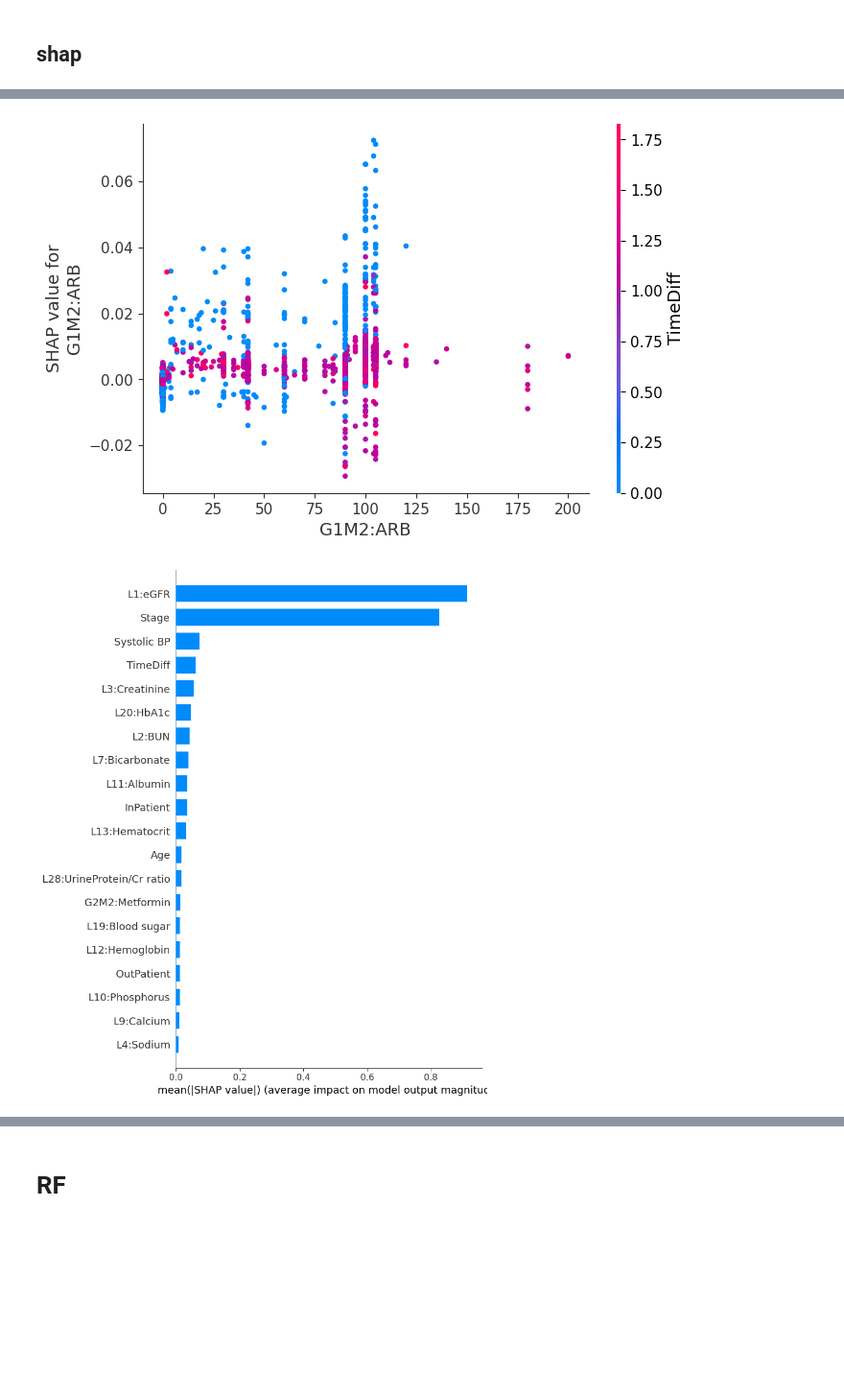
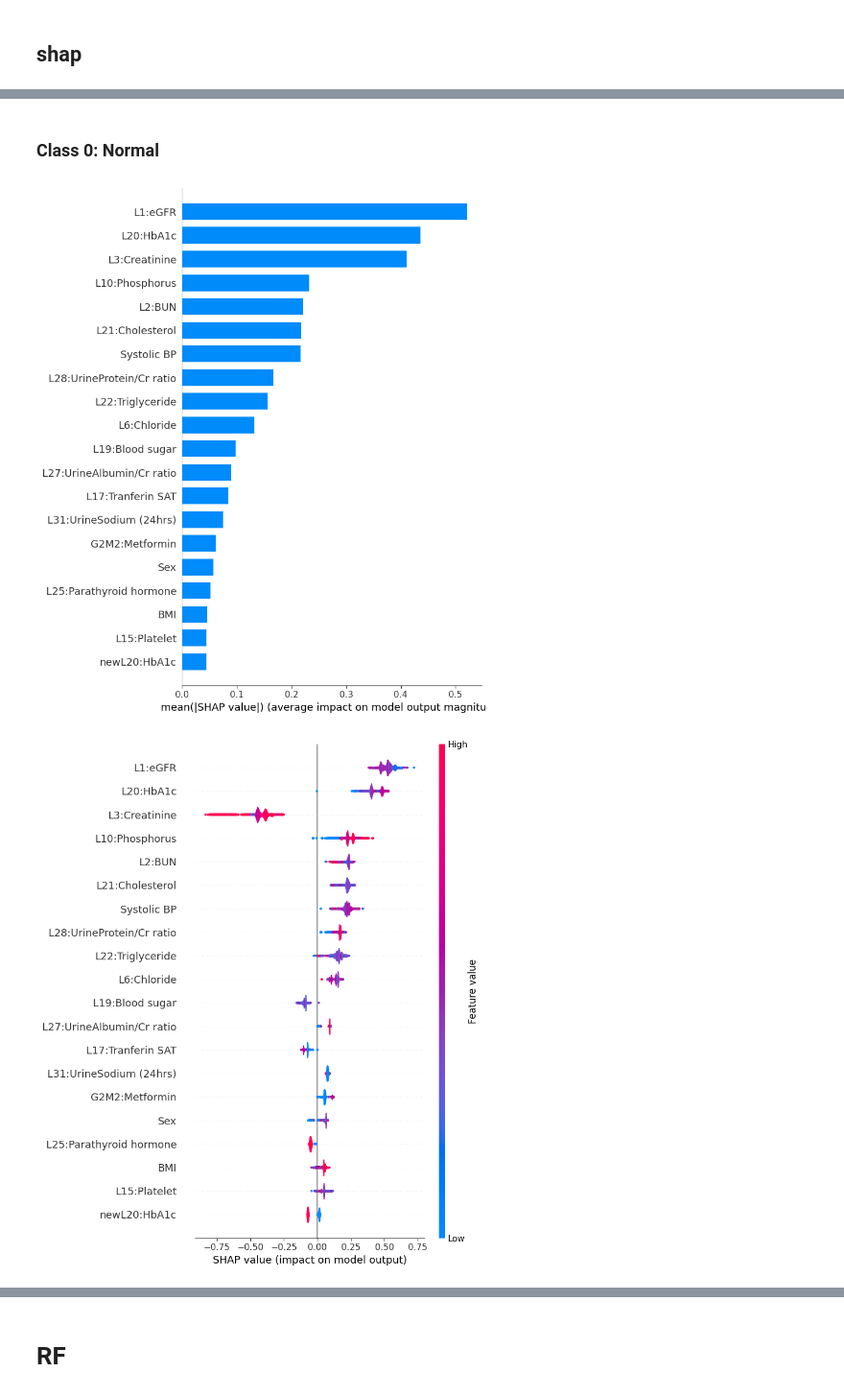
Before and after one commit to nxxk23/PROJECT, a Jupyter notebook: Model/ClassificationModel.ipynb, the cells around one changed output, grey strips where cells are left out. Shown at 96% size. Saved outputs shown, nothing was run; the diff lists cells and outputs as text; code cells hidden in the pictures; blank space fills up the shorter version.

Commit message:
ยังทำ overlap shap ไม่ได้

```diff
--- a/Model/ClassificationModel.ipynb
+++ b/Model/ClassificationModel.ipynb
@@ -128,7 +128,7 @@ bi3_y = bi3['Group']
 num_folds = 5
 kf = KFold(n_splits=num_folds, shuffle=True, random_state=None)
 X = bi3.drop(['PatientUID', 'PatientVisitUID', 'eGFR_t1', 'time_t1', 'StartDTTM', 'EndDttm',
-                'LabCwhen', 'LabLocation', 'Fold', 'Slopes','Group'], axis=1)
+                'LabCwhen', 'LabLocation', 'Fold', 'Slopes','Group','Stage'], axis=1)
 y = bi3['Group']
 all_folds = bi3['Fold'].unique()
 X_train_scaled_list_bi3 = []
@@ -183,7 +183,7 @@ Folds in test set: [2]
 from xgboost import XGBClassifier
 # %%
 binary3_X = bi3.drop(['Group', 'PatientUID', 'PatientVisitUID', 'eGFR_t1', 'time_t1', 'StartDTTM', 'EndDttm',
-               'LabCwhen', 'LabLocation','Fold','Slopes'], axis=1)
+               'LabCwhen', 'LabLocation','Fold','Slopes','Stage'], axis=1)
 binary3_y = bi3['Group']
 # %%
 binary3_label_encoder = LabelEncoder()
@@ -201,6 +201,9 @@ binary3_recall_per_fold = []
 binary3_f1_per_fold = []
 binary3_loss_per_fold = []
 shap_values_list = []
+
+all_y_true_xgb = []
+all_y_pred_proba_xgb = []
 # %%
 for fold, (train_folds, test_fold) in enumerate(kf.split(binary3_all_folds)):
     train_folds = binary3_all_folds[train_folds]
@@ -224,6 +227,10 @@ for fold, (train_folds, test_fold) in enumerate(kf.split(binary3_all_folds)):
     # Make predictions on the test set
     binary3_y_pred = model_x2.predict(binary3_X_test_scaled)
 
+    binary3_y_pred_proba_xgb = model_x2.predict_proba(binary3_X_test_scaled)
+    all_y_true_xgb.extend(binary3_y_test)
+    all_y_pred_proba_xgb.extend(binary3_y_pred_proba_xgb[:, 1])
+
     # Evaluate performance
     binary3_conf_mat = confusion_matrix(binary3_y_test, binary3_y_pred)
     binary3_conf_mat_list.append(binary3_conf_mat)
@@ -239,7 +246,7 @@ for fold, (train_folds, test_fold) in enumerate(kf.split(binary3_all_folds)):
     binary3_f1_per_fold.append(binary3_f1)
 
     explainer = shap.TreeExplainer(model_x2)
-    shap_values = explainer.shap_values(X_test_scaled)
+    shap_values = explainer.shap_values(X)
     shap_values_list.append(shap_values)
 
     xgb_metrics_list.append({
@@ -300,26 +377,22 @@ shap_values.shape
+# %% [markdown]
+### Class 0: Normal
 # %%
 import shap
 import matplotlib.pyplot as plt
 
 # Assuming shap_values contains the SHAP values for each fold
 fold_to_visualize = 0
 
-# Extract SHAP values for the specified fold and class
-shap_values = shap_values_list[fold_to_visualize][:X_test.shape[0], :, 0]  # Assuming you want to visualize the first class
-
-# Dependency Plot (for a single feature, e.g., feature at index 0)
-shap.dependence_plot(0, shap_values, X_test, feature_names=X.columns)
+# Assuming you want to visualize the first class ==> normal
+shap_values = shap_values_list[fold_to_visualize][:X.shape[0], :, 0]
 
 # Summary Plot (Bar Plot)
-shap.summary_plot(shap_values, X_test, feature_names=X.columns, plot_type="bar")
+shap.summary_plot(shap_values, X, feature_names=X.columns, plot_type="bar")
 
 # Summary Plot (Violin Plot)
-shap.summary_plot(shap_values, X_test, feature_names=X.columns, plot_type="violin")
-
-# Force Plot (for a single prediction, e.g., the first sample)
-shap.force_plot(explainer.expected_value[0], shap_values[0, :], X_test.iloc[0, :], feature_names=X.columns)
+shap.summary_plot(shap_values, X, feature_names=X.columns, plot_type="violin")
 
 plt.show()
 # %% [output]
-[figure, old version]
+[figure, new version]
-[figure, old version]
+[figure, new version]
```
Also changed, not shown: parts of 62 cells of this notebook.
